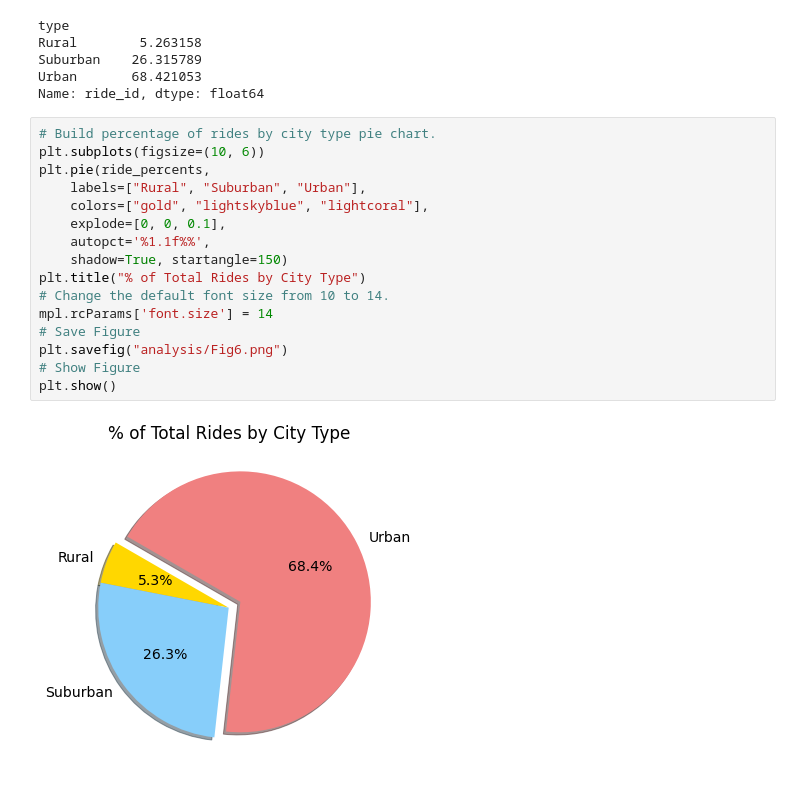
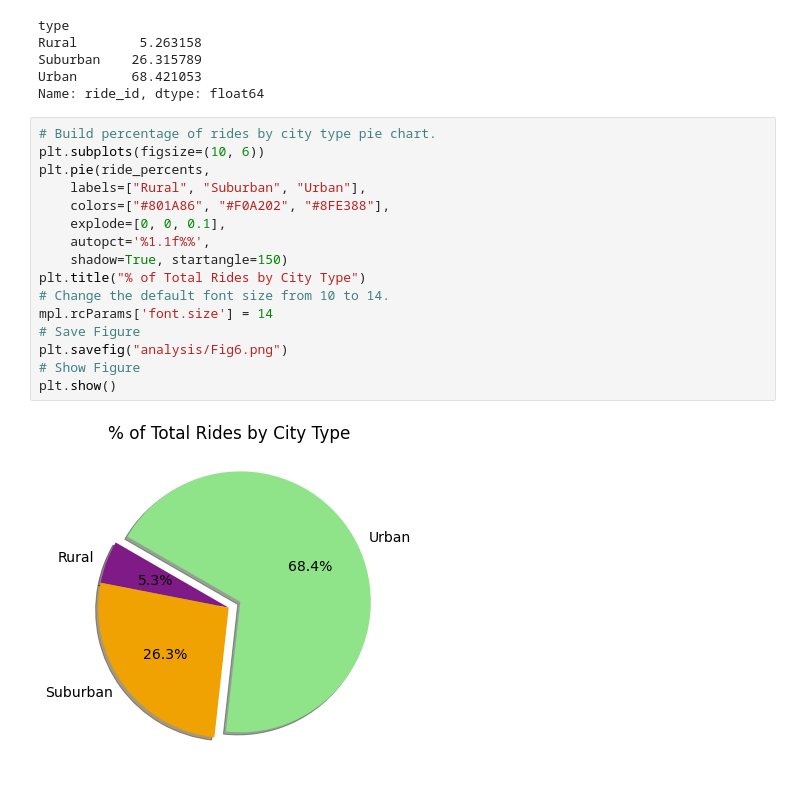
Before and after one commit to matthallman/Week_5_PyBer_Analysis, a Jupyter notebook: PyBer.ipynb, the cells around one changed output. Drawn from its saved outputs; the diff is of its cells as text.

```diff
--- a/PyBer.ipynb
+++ b/PyBer.ipynb
@@ -700,18 +700,18 @@ Name: ride_id, dtype: float64
 # %%
 # Build percentage of rides by city type pie chart.
 plt.subplots(figsize=(10, 6))
 plt.pie(ride_percents,
     labels=["Rural", "Suburban", "Urban"],
-    colors=["gold", "lightskyblue", "lightcoral"],
+    colors=["#801A86", "#F0A202", "#8FE388"],
     explode=[0, 0, 0.1],
     autopct='%1.1f%%',
     shadow=True, startangle=150)
 plt.title("% of Total Rides by City Type")
 # Change the default font size from 10 to 14.
 mpl.rcParams['font.size'] = 14
 # Save Figure
 plt.savefig("analysis/Fig6.png")
 # Show Figure
 plt.show()
 # %% [output]
-[figure, old version]
+[figure, new version]
```
Also changed, not shown: parts of 1 cell of this notebook, 2 other files.
